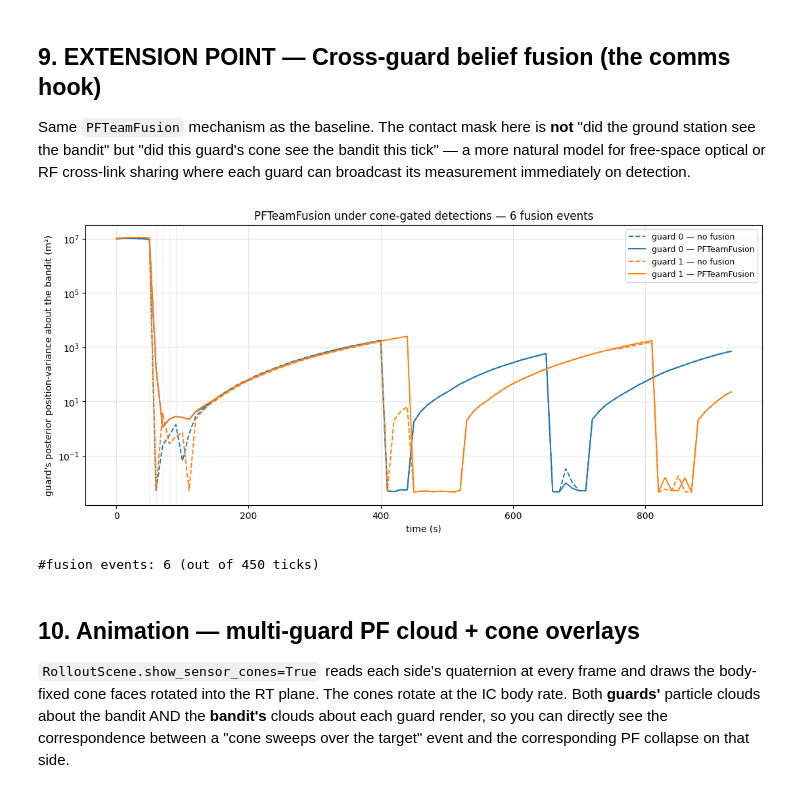
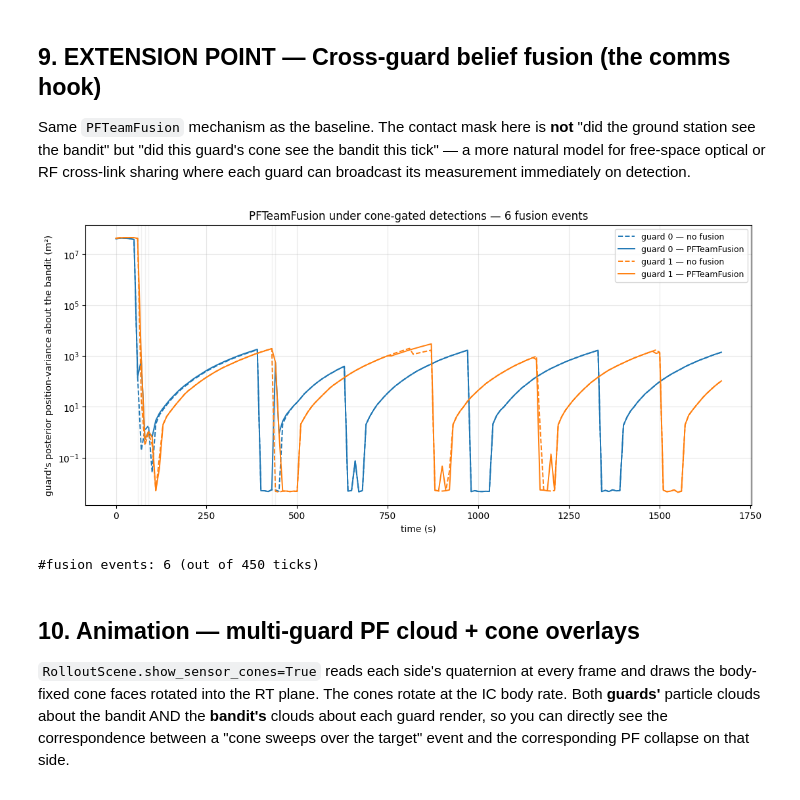
Before and after one commit to sisl/OrbitalGym, a Jupyter notebook: examples/lbg_two_guard_pf_demo_attitude_cone.ipynb, the cells around one changed output. Drawn from its saved outputs; the diff is of its cells as text; code cells hidden in the pictures.

Commit message:
Adjust bandit ring and control policy

```diff
--- a/examples/lbg_two_guard_pf_demo_attitude_cone.ipynb
+++ b/examples/lbg_two_guard_pf_demo_attitude_cone.ipynb
@@ -120,8 +123,9 @@ Same structure as the baseline notebook, plus two new sections at
 the bottom for **attitude** and **cone sensor** parameters.
 # %%
 # ---- Geometry ---------------------------------------------------------------
-RING_RADIUS_M = 2000.0
-GUARD_RING_RADIUS_M = 200.0
+# Bandit ring: 4 km radial, 8 km along-track (2:1 HCW ratio).
+RING_RADIUS_M = 4000.0
+GUARD_RING_RADIUS_M = 1000.0
 
 # ---- Sensor parameters (per side) -------------------------------------------
 # Both sides now use body-fixed cone sensors. Bandit-side cone knobs
@@ -133,10 +137,18 @@ CATCH_RADIUS_M = 50.0
 BREACH_RADIUS_M = 5.0
 
 # ---- Runaway-drift cap -------------------------------------------------------
-MAX_DISTANCE_TERMINATION_M = 10000.0
+MAX_DISTANCE_TERMINATION_M = 20000.0
 
 # ---- Bandit thrust authority ------------------------------------------------
 BANDIT_MAX_DV_MPS = 0.5
+
+# ---- Bandit guard-avoidance (APF) -------------------------------------------
+# See the baseline notebook section-3 markdown for the APF design. The
+# bandit's per-step Δv is `clip(u_lqr + sum_g g·exp(-d^2/2σ^2)·n̂_g, ±max_dv)`
+# where `n̂_g` is the unit vector from each guard to the bandit. Set
+# `BANDIT_AVOIDANCE_GAIN = 0` to recover pure lady-seeking LQR.
+BANDIT_AVOIDANCE_GAIN = 1.0
+BANDIT_AVOIDANCE_SIGMA_M = 300.0
 
 # ---- Time / horizon ----------------------------------------------------------
 DT = 10.0
@@ -578,7 +610,8 @@ for step in range(n_steps):
     key, k_g, k_b, k_env, k_g_obs, k_b_obs, k_g_pf, k_b_pf = jax.random.split(key, 8)
 
     g_action, _ = guard_policy(None, None, k_g, state.t)
-    b_view = state.bandits.rt
+    # APF avoidance reads (bandit_rt, guard_pos). Truth here for guards.
+    b_view = (state.bandits.rt, state.guards.rt[:, :2])
     b_action, _ = bandit_policy(None, b_view, k_b, state.t)
 
     actions = Actions(sides=BySide(guard=g_action, bandit=b_action))
@@ -645,13 +678,13 @@ print(
 print(f"cumulative guard reward:  {sum(guard_rewards_over_time):.3f}")
 print(f"cumulative bandit reward: {sum(bandit_rewards_over_time):.3f}")
 print(
-    f"caught at step:    {caught_at_step}   (t = {caught_at_step * cfg.dt if caught_at_step >= 0 else -1:.0f} s)"
+    f"caught at step:    {caught_at_step}   (t = {caught_at_step * cfg.dt if caught_at_step >= 0 else -1:.0f} s)"  # noqa: E501
 )
 print(
-    f"breached at step:  {breached_at_step}   (t = {breached_at_step * cfg.dt if breached_at_step >= 0 else -1:.0f} s)"
+    f"breached at step:  {breached_at_step}   (t = {breached_at_step * cfg.dt if breached_at_step >= 0 else -1:.0f} s)"  # noqa: E501
 )
 print(
-    f"max-distance at:   {max_distance_at_step}   (t = {max_distance_at_step * cfg.dt if max_distance_at_step >= 0 else -1:.0f} s)"
+    f"max-distance at:   {max_distance_at_step}   (t = {max_distance_at_step * cfg.dt if max_distance_at_step >= 0 else -1:.0f} s)"  # noqa: E501
 )
 print(f"termination reason: {termination_reason}")
 # %% [output]
@@ -724,7 +757,9 @@ fusion_events = []
 for step in range(n_steps):
     key_fuse, k_g, k_b, k_env, k_g_obs, k_b_obs, k_g_pf, k_b_pf = jax.random.split(key_fuse, 8)
     g_action, _ = guard_policy(None, None, k_g, state_f.t)
-    b_action, _ = bandit_policy(None, state_f.bandits.rt, k_b, state_f.t)
+    b_action, _ = bandit_policy(
+        None, (state_f.bandits.rt, state_f.guards.rt[:, :2]), k_b, state_f.t,
+    )
     actions = Actions(sides=BySide(guard=g_action, bandit=b_action))
     step_out = env.step(k_env, state_f, actions)
     next_state = step_out.state
@@ -761,34 +796,34 @@ t_axis = np.arange(unfused_var_trace.shape[0]) * cfg.dt
 fig, ax = plt.subplots(figsize=(11, 5), constrained_layout=True)
 for gi in range(cfg.n_guards):
     ax.plot(
         t_axis,
         unfused_var_trace[:, gi, 0],
         color=f"C{gi}",
         linestyle="--",
         linewidth=1.4,
         label=f"guard {gi} — no fusion",
     )
     ax.plot(
         t_axis,
         fused_var_trace[:, gi, 0],
         color=f"C{gi}",
         linestyle="-",
         linewidth=1.4,
         label=f"guard {gi} — PFTeamFusion",
     )
 for ev in fusion_events:
     ax.axvline(ev * cfg.dt, color="C7", alpha=0.10, linewidth=1.0)
 ax.set_yscale("log")
 ax.set_xlabel("time (s)")
 ax.set_ylabel("guard's posterior position-variance about the bandit (m²)")
 ax.set_title(f"PFTeamFusion under cone-gated detections — {len(fusion_events)} fusion events")
 ax.legend(loc="best", fontsize=9)
 ax.grid(alpha=0.3, which="both")
 plt.show()
 
 print(f"#fusion events: {len(fusion_events)} (out of {n_steps} ticks)")
 # %% [output]
-[figure, old version]
+[figure, new version]
 #fusion events: 6 (out of 450 ticks)
 # %% [markdown]
 ## 10. Animation — multi-guard PF cloud + cone overlays
```
Also changed, not shown: parts of 10 cells of this notebook, 3 other files.
